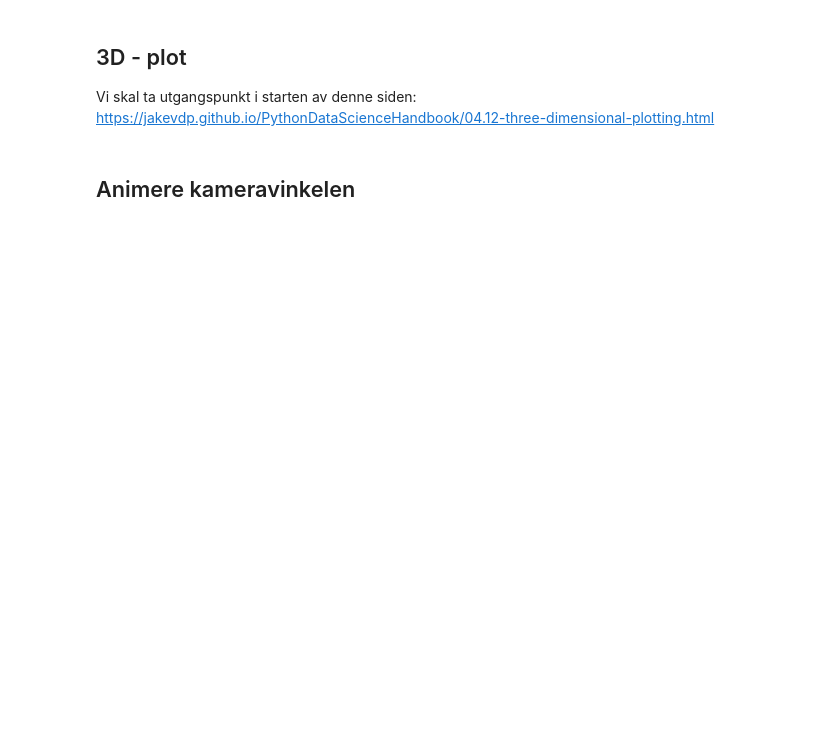
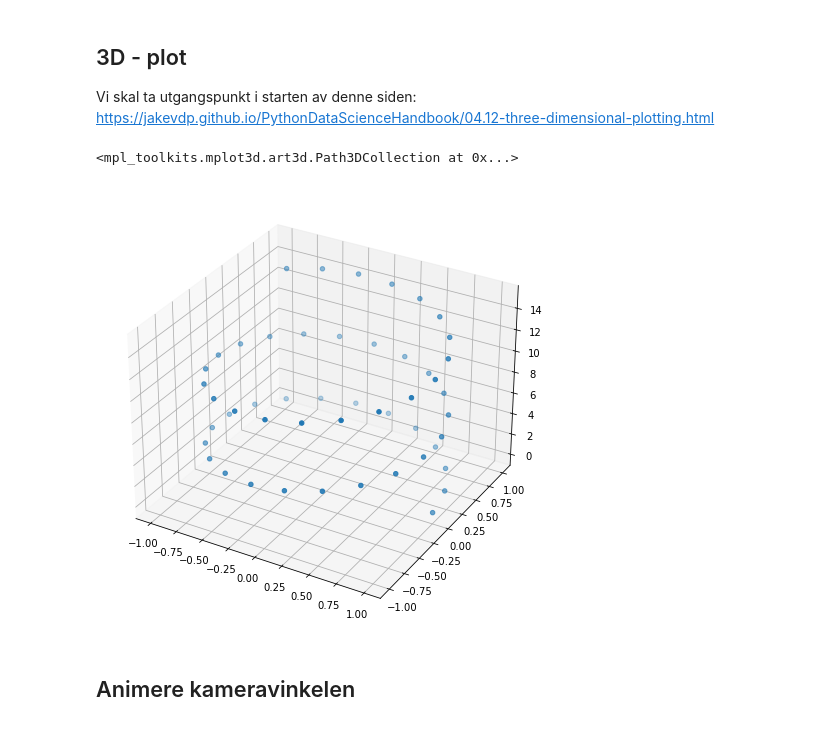
Before and after one commit to LektorB/ProgMod, a Jupyter notebook: plott.ipynb, the cells around one changed output. Cells and saved outputs as stored; diff of their text form; code cells hidden in the pictures; blank space fills up the shorter version.

```diff
--- a/plott.ipynb
+++ b/plott.ipynb
@@ -2,6 +2,21 @@
 ## 3D - plot
 Vi skal ta utgangspunkt i starten av denne siden:
 https://jakevdp.github.io/PythonDataScienceHandbook/04.12-three-dimensional-plotting.html
+# %%
+from mpl_toolkits import mplot3d
+import numpy as np
+import matplotlib.pyplot as plt
+
+fig = plt.figure(figsize=(8,8))
+ax = plt.axes(projection='3d')
+
+zline = np.linspace(0,15,50)
+xline = np.cos(zline)
+yline = np.sin(zline)
+ax.scatter3D(xline,yline,zline)
+# %% [output]
+<mpl_toolkits.mplot3d.art3d.Path3DCollection at 0x...>
+[figure, added]
 # %% [markdown]
 ## Animere kameravinkelen
 
```
Also changed, not shown: parts of 2 cells of this notebook, 1 other file.
